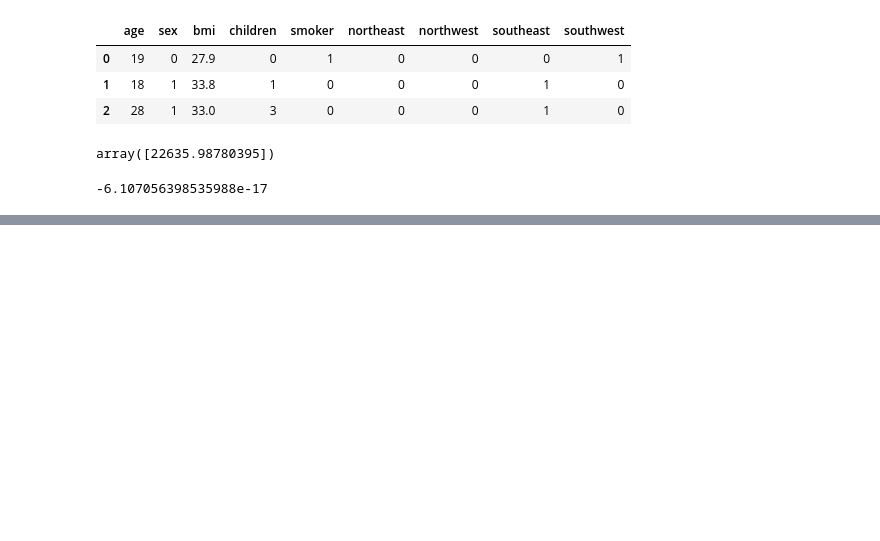
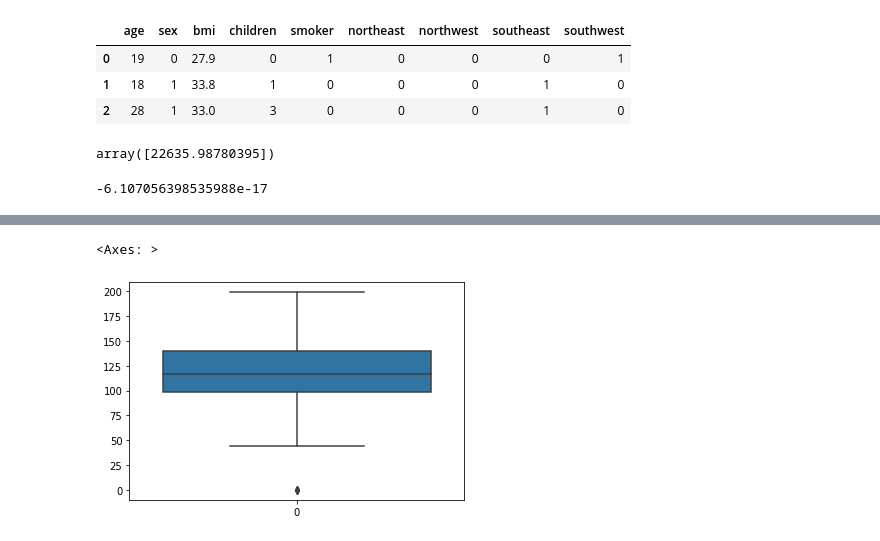
Before and after one commit to anirudhp06/Machine-Learning-Course, a Jupyter notebook: SDP107 Day-3.ipynb, the cells around one changed output, grey strips where cells are left out. Cells and saved outputs as stored; diff of their text form; code cells hidden in the pictures; blank space fills up the shorter version.

```diff
--- a/SDP107 Day-3.ipynb
+++ b/SDP107 Day-3.ipynb
@@ -133,0 +206,5 @@ X_test_mms=mms.transform(x2)
+# %%
+sns.boxplot(dia.Glucose)
+# %% [output]
+<Axes: >
+[figure, added]
```
Also changed, not shown: parts of 7 cells of this notebook, 4 other files.
